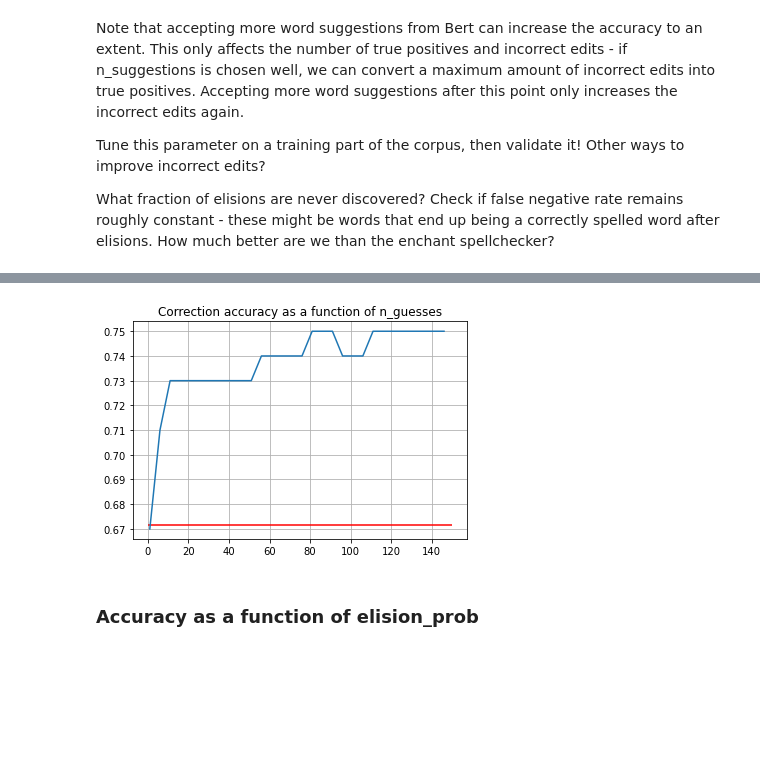
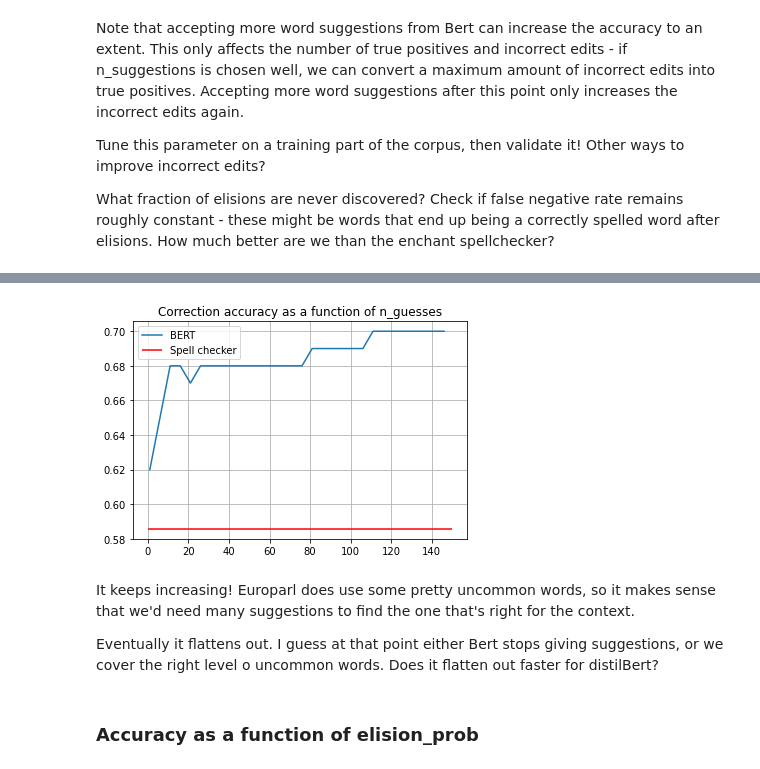
Before and after one commit to SaraNordin/NLP, a Jupyter notebook: Project5/FinalProject.ipynb, the cells around one changed output, grey strips where cells are left out. Saved outputs shown, nothing was run; the diff lists cells and outputs as text; code cells hidden in the pictures; blank space fills up the shorter version.

```diff
--- a/Project5/FinalProject.ipynb
+++ b/Project5/FinalProject.ipynb
@@ -420,10 +400,9 @@ def train_test_split(data, elisions, spell_errors, spell_corrected, train_frac =
     """
     Split dataset and all related data structures into a training and test part.
 
-    Returns two bundles:
-         ((train_data, train_lines, train_elisions, train_errors, train_corrected)
-
-        (test_data, test_lines, test_elisions, test_errors, test_corrected))
+    Returns (train, test) where:
+        train = (train_data, train_lines, train_elisions, train_errors, train_corrected)
+        test = (test_data, test_lines, test_elisions, test_errors, test_corrected)
 
     """
 
@@ -518,7 +492,12 @@ $corrAcc = \frac{(TP + TN)}{(TP + TN + FP + FN + incorrectEdit)}$
 def compute_accuracy_scores(bundle, verbose = True, corrections = None):
 
     """
-    Compute detection and correction accuracy.
+    Compute detection and correction accuracy according to definitions above.
+
+    Returns:
+        det_accuracy: detection accuracy
+        corr_accuracy: correction accuracy
+
     """
 
     # Either use provided corrections, or the one in the bundle
@@ -577,9 +556,10 @@ def compute_accuracy_scores(bundle, verbose = True, corrections = None):
         print("False negatives: ", FN)
         print("False positives: ", FP)
         print("Incorrect edits: ", incorrect_edits)
-        print("-"*75)
+        print("-"*30)
         print("Detection accuracy: ", np.round(det_accuracy, 4))
         print("Correction accuracy: ", np.round(corr_accuracy, 4))
+        print("="*40)
 
     return det_accuracy, corr_accuracy
 # %% [markdown]
@@ -685,6 +642,10 @@ def masked_LM_oneline(tokenizer, model, line, line_info, use_word=False, n_sugge
 
     """
     Perform masked LM on one line of text and return the top predictions, given a tokenizer and model.
+
+    Returns:
+        mask_predictions:
+
     """
 
     # Replace misspelled words with MASK token
@@ -845,7 +794,7 @@ n_sugg_vec = range(1, 150, 5)
 
 for n_suggestions in n_sugg_vec:
     bert_corr = masked_prediction(train, tokenizer, model, use_word = True, n_suggestions = n_suggestions)
-    _, acc = compute_accuracy_scores(bundle, bert_corr, verbose = False)
+    _, acc = compute_accuracy_scores(bundle, corrections=bert_corr, verbose = False)
     corr_acc_vec.append(acc)
 
 print("Elapsed time: ", time.time() - start)
@@ -854,17 +802,0 @@ Elapsed time:  76.92445039749146
-# %%
-# this is the correction accuracy for the training dataset
-_, corr_acc = compute_accuracy_scores(train, verbose = False)
-
-plt.plot(n_sugg_vec, corr_acc_vec)
-plt.title("Correction accuracy as a function of n_guesses")
-plt.hlines(corr_acc, 0, 150, 'r')
-plt.grid(True)
-plt.show()
-
-# It keeps increasing! Europarl does use some pretty uncommon words, so it makes sense that we'd need many suggestions to
-# find the one that's right for the context.
-
-# Eventually it flattens out. I guess at that point either Bert stops giving suggestions, or we cover the right level
-# Of uncommon words. Does it flatten out faster for distilBert?
-# %% [output]
-[figure, removed]
@@ -875,3 +803,18 @@ plt.show()
+# %%
+_, corr_acc = compute_accuracy_scores(train, verbose = False)
+
+plt.plot(n_sugg_vec, corr_acc_vec, label = "BERT")
+plt.title("Correction accuracy as a function of n_guesses")
+plt.hlines(corr_acc, 0, 150, 'r', label = "Spell checker")
+plt.legend()
+plt.grid(True)
+plt.show()
+# %% [output]
+[figure, added]
+# %% [markdown]
+It keeps increasing! Europarl does use some pretty uncommon words, so it makes sense that we'd need many suggestions to find the one that's right for the context.
+
+Eventually it flattens out. I guess at that point either Bert stops giving suggestions, or we cover the right level o uncommon words. Does it flatten out faster for distilBert?
 # %% [markdown]
 ### Accuracy as a function of elision_prob
 # %%
```
Also changed, not shown: parts of 33 cells of this notebook.
